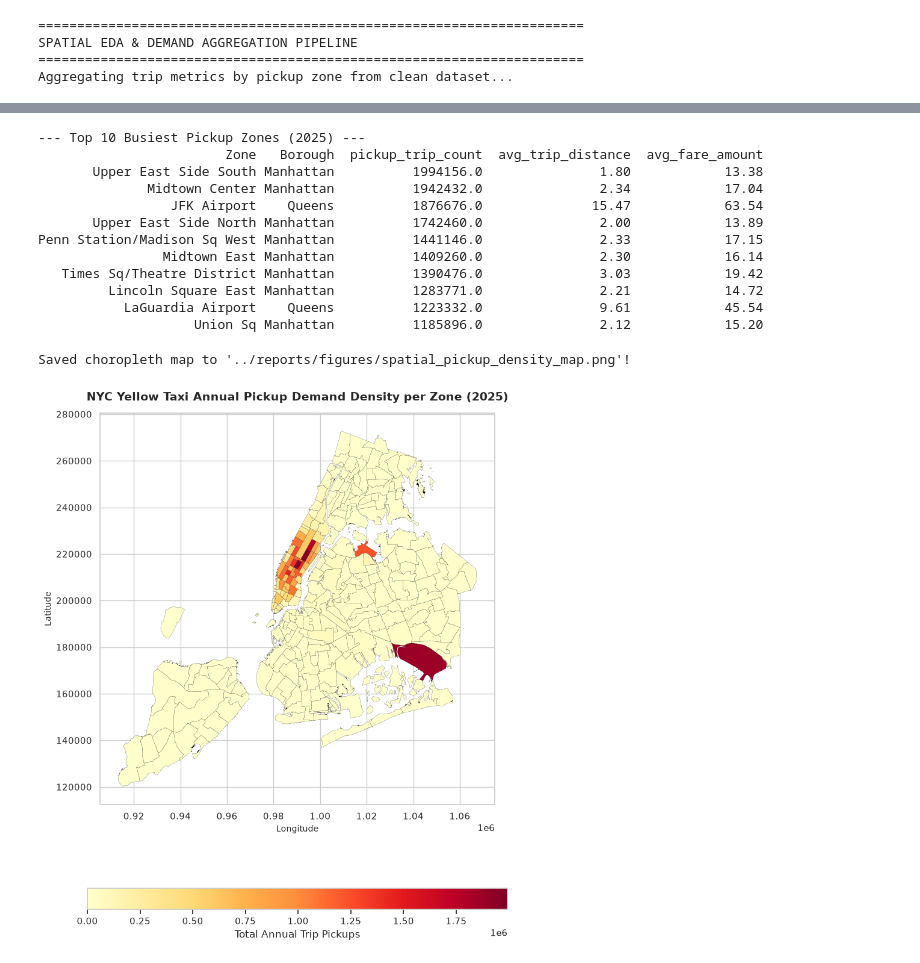
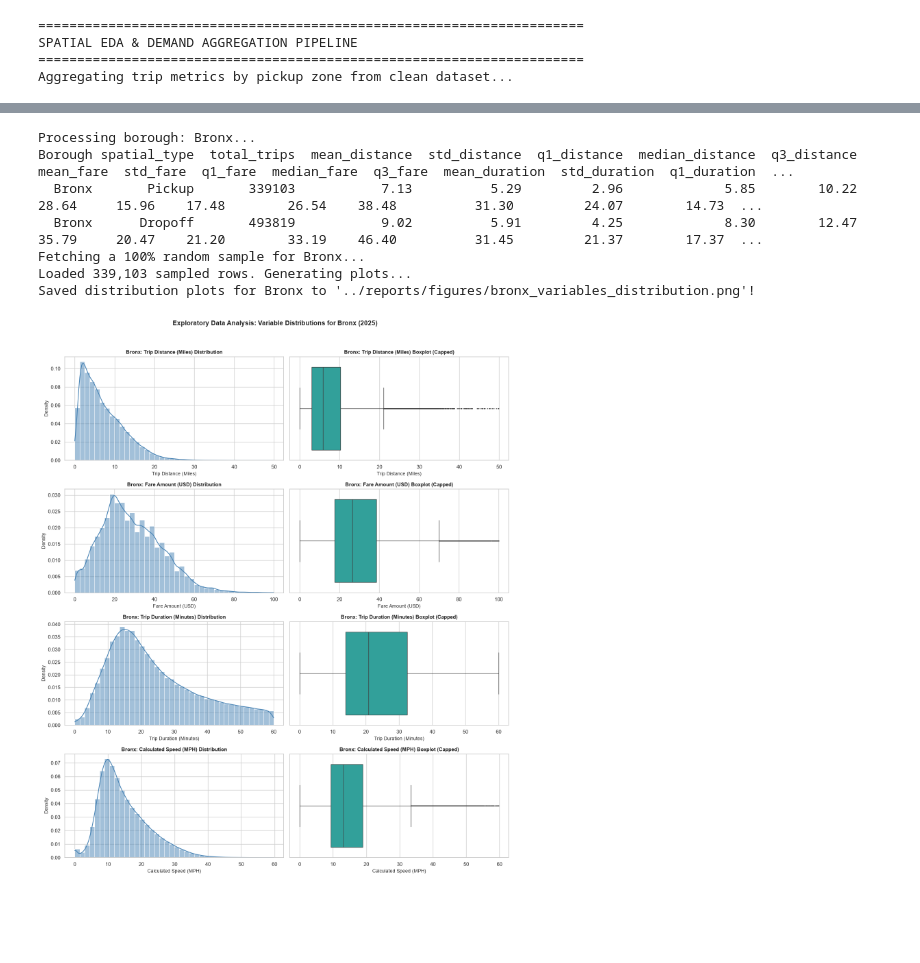
Before and after one commit to CDsonji/NYC-TLC-Trip-Record-Data-Analysis-, a Jupyter notebook: notebooks/eda_003.ipynb, the cells around one changed output, grey strips where cells are left out. Saved outputs shown, nothing was run; the diff lists cells and outputs as text; code cells hidden in the pictures; blank space fills up the shorter version.

```diff
--- a/notebooks/eda_003.ipynb
+++ b/notebooks/eda_003.ipynb
@@ -384,43 +415,16 @@ Saved borough volume bar plot to '../reports/figures/spatial_borough_volume.png'
-# %%
-# 3. Print Top 10 Busiest Pickup Zones
-print("\n--- Top 10 Busiest Pickup Zones (2025) ---")
-top_pickup_zones = gdf_spatial.sort_values(by='pickup_trip_count', ascending=False)[
-    ['Zone', 'Borough', 'pickup_trip_count', 'avg_trip_distance', 'avg_fare_amount']
-].head(10)
-print(top_pickup_zones.to_string(index=False))
-# %% [output]
---- Top 10 Busiest Pickup Zones (2025) ---
-                        Zone   Borough  pickup_trip_count  avg_trip_distance  avg_fare_amount
-       Upper East Side South Manhattan          1994156.0               1.80            13.38
-              Midtown Center Manhattan          1942432.0               2.34            17.04
-                 JFK Airport    Queens          1876676.0              15.47            63.54
-       Upper East Side North Manhattan          1742460.0               2.00            13.89
-Penn Station/Madison Sq West Manhattan          1441146.0               2.33            17.15
-                Midtown East Manhattan          1409260.0               2.30            16.14
-   Times Sq/Theatre District Manhattan          1390476.0               3.03            19.42
-         Lincoln Square East Manhattan          1283771.0               2.21            14.72
-           LaGuardia Airport    Queens          1223332.0               9.61            45.54
-                    Union Sq Manhattan          1185896.0               2.12            15.20
-# %%
-# 4. Generate Spatial Choropleth Map: Trip Demand Density per Zone
-fig, ax = plt.subplots(1, 1, figsize=(12, 10))
-gdf_spatial.plot(
-    column='pickup_trip_count',
-    ax=ax,
-    legend=True,
-    legend_kwds={'label': 'Total Annual Trip Pickups', 'orientation': 'horizontal', 'shrink': 0.6},
-    cmap='YlOrRd',
-    edgecolor='black',
-    linewidth=0.15,
-    missing_kwds={'color': 'lightgrey'}
-)
-plt.title('NYC Yellow Taxi Annual Pickup Demand Density per Zone (2025)', fontsize=14, fontweight='bold', pad=15)
-plt.xlabel('Longitude', fontsize=10)
-plt.ylabel('Latitude', fontsize=10)
-plt.tight_layout()
-plt.savefig('../reports/figures/spatial_pickup_density_map.png', dpi=300)
-print("\nSaved choropleth map to '../reports/figures/spatial_pickup_density_map.png'!")
-plt.show()
-# %% [output]
-Saved choropleth map to '../reports/figures/spatial_pickup_density_map.png'!
-[figure, removed]
+# %%
+print("Processing borough: Bronx...")
+df_b = analyze_borough_stats('Bronx')
+pd.set_option('display.max_columns', None)
+pd.set_option('display.width', 1000)
+print(df_b.to_string(index=False))
+plot_borough_distributions_sampled('Bronx', sample_percentage=100)
+# %% [output]
+Processing borough: Bronx...
+Borough spatial_type  total_trips  mean_distance  std_distance  q1_distance  median_distance  q3_distance  mean_fare  std_fare  q1_fare  median_fare  q3_fare  mean_duration  std_duration  q1_duration  ...
+  Bronx       Pickup       339103           7.13          5.29         2.96             5.85        10.22      28.64     15.96    17.48        26.54    38.48          31.30         24.07        14.73  ...
+  Bronx      Dropoff       493819           9.02          5.91         4.25             8.30        12.47      35.79     20.47    21.20        33.19    46.40          31.45         21.37        17.37  ...
+Fetching a 100% random sample for Bronx...
+Loaded 339,103 sampled rows. Generating plots...
+Saved distribution plots for Bronx to '../reports/figures/bronx_variables_distribution.png'!
+[figure, added]
```
Also changed, not shown: parts of 12 cells of this notebook, 25 other files.
